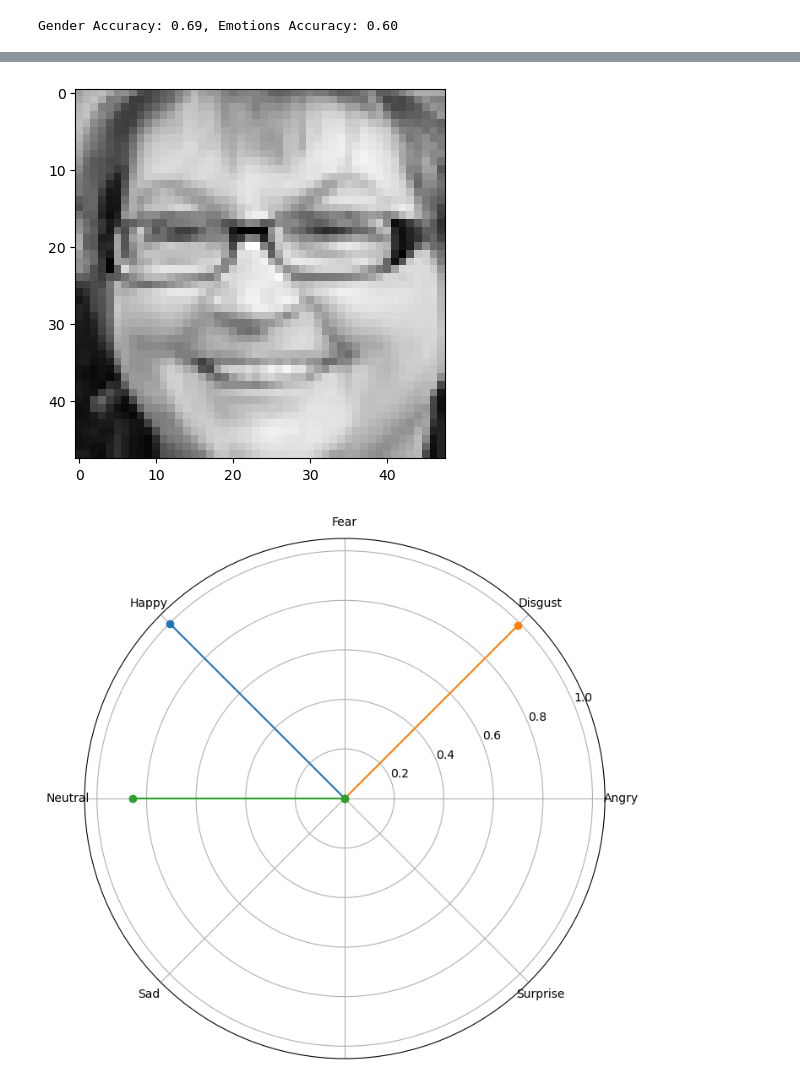
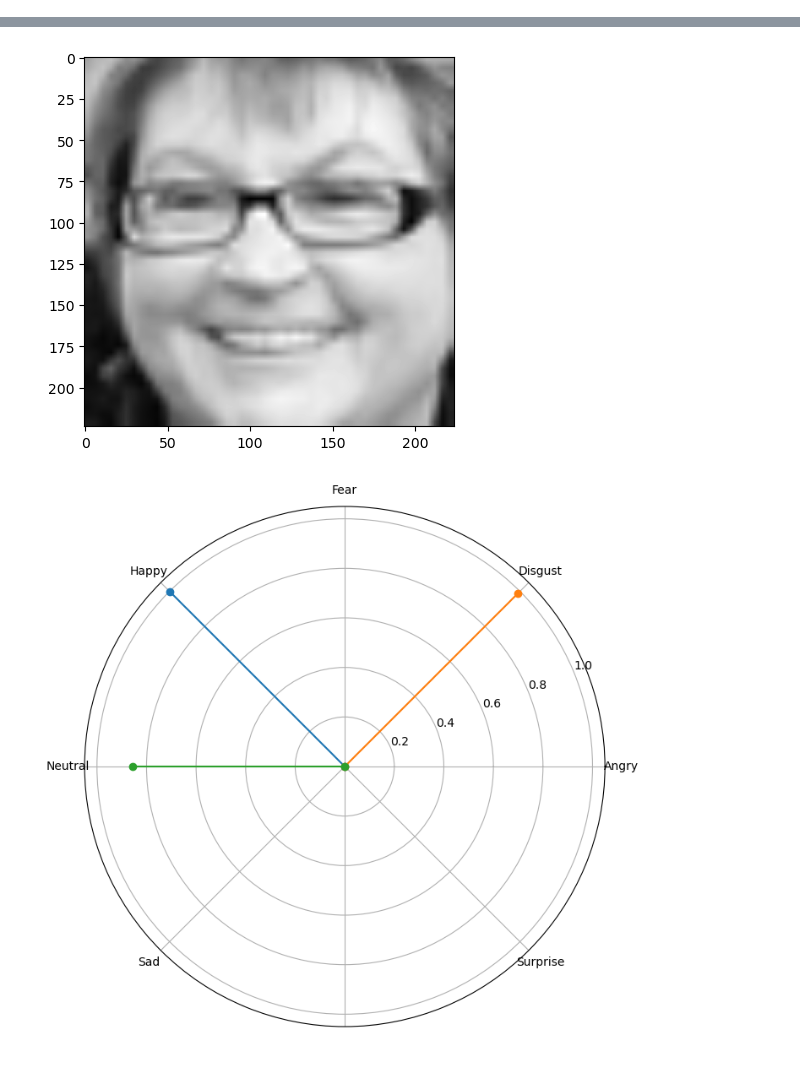
Before and after one commit to Piccio98/FER-and-GR-Project, a Jupyter notebook: VAR Project.ipynb, the cells around one changed output, grey strips where cells are left out. Saved outputs shown, nothing was run; the diff lists cells and outputs as text; code cells hidden in the pictures.

```diff
--- a/VAR Project.ipynb
+++ b/VAR Project.ipynb
@@ -172,42 +173,3 @@ def new_person(template_faces, history_dict, faces_index, face, history):
     history_dict[f"Person{faces_index}"] = history
     faces_index += 1
     return (template_faces, history_dict, faces_index)
-# %%
-import glob
-
-path = "Test Set/Emotions/"
-labels = ["Angry", "Disgust", "Fear", "Happy", "Neutral", "Sad", "Surprise"]
-
-test_woman = [cv2.imread(x) for x in glob.glob("Test Set/Gender/woman/*.*")]
-test_man = [cv2.imread(x) for x in glob.glob("Test Set/Gender/man/*.*")]
-n_woman = len(test_woman)
-n_man = len(test_man)
-c_woman = 0
-c_man = 0
-
-test_emotions = dict()
-for emotion in labels:
-    test_emotions[emotion] = [cv2.imread(x) for x in glob.glob(path+emotion+"/*.*")]
-
-n_emotions = np.array([], dtype="int32")
-for key in test_emotions.keys():
-    n_emotions = np.append(n_emotions, len(test_emotions[key]))
-
-
-for img in test_woman:
-    gender = find_gender(cv2.cvtColor(img, cv2.COLOR_BGR2GRAY))
-    if gender == "Woman":
-        c_woman += 1
-for img in test_man:
-    gender = find_gender(cv2.cvtColor(img, cv2.COLOR_BGR2GRAY))
-    if gender == "Man":
-        c_man += 1
-
-c_emotions = np.zeros_like(labels, dtype="int32")
-i = 0
-for key in test_emotions.keys():
-    for img in test_emotions[key]:
-        emotions = find_emotions(cv2.cvtColor(img, cv2.COLOR_BGR2GRAY))
-        if next(iter(emotions), "") == key:
-            c_emotions[i] += 1
-    i += 1
@@ -232,13 +176,6 @@ for key in test_emotions.keys():
-# %%
-gender_accuracy = (c_woman + c_man)/(n_woman+n_man)
-emotions_accuracy = np.sum(c_emotions) / np.sum(n_emotions)
-
-print("Gender Accuracy: " + str(gender_accuracy)[:4] + ", Emotions Accuracy: " + str(emotions_accuracy)[:4])
-# %% [output]
-Gender Accuracy: 0.69, Emotions Accuracy: 0.60
 # %%
 ## Load and Predict an image
-img = image.load_img("Random Images/100.png", color_mode = "grayscale")
+img = image.load_img("Test Set/Gender/Woman/100.png", color_mode = "grayscale")
 face_cascade = cv2.CascadeClassifier('Face Weights/haarcascade_frontalface_alt.xml')
 faces = face_cascade.detectMultiScale(np.array(img))
 for (x, y, w, h) in faces:
@@ -247,7 +184,7 @@ for (x, y, w, h) in faces:
 
 print(gender + " " + str(emotions)[1:-1])
 
-plt.imshow(img, cmap="gray")
+plt.imshow(cv2.resize(np.float32(img), (emotions_img_height, emotions_img_width)), cmap="gray")
 
 plotChart(emotions, gender, emotions_classes_f(img), False)
 # %% [output]
@@ -258,3 +195,3 @@ Woman 'Happy': 0.9999489, 'Disgust': 0.96432424, 'Neutral': 0.94321245
-[figure, old version]
+[figure, new version]
 [figure]
 # %%
```
Also changed, not shown: parts of 9 cells of this notebook.
